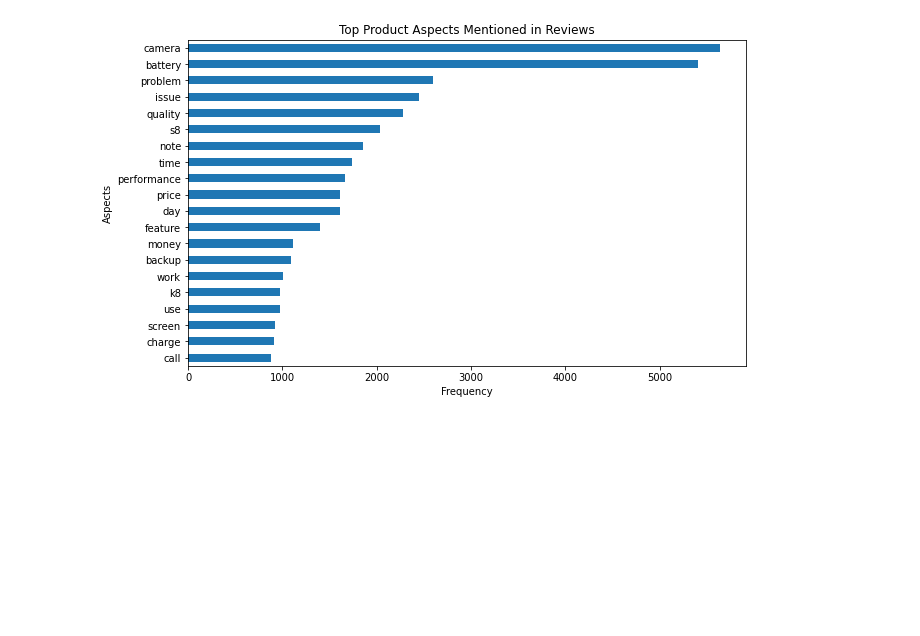
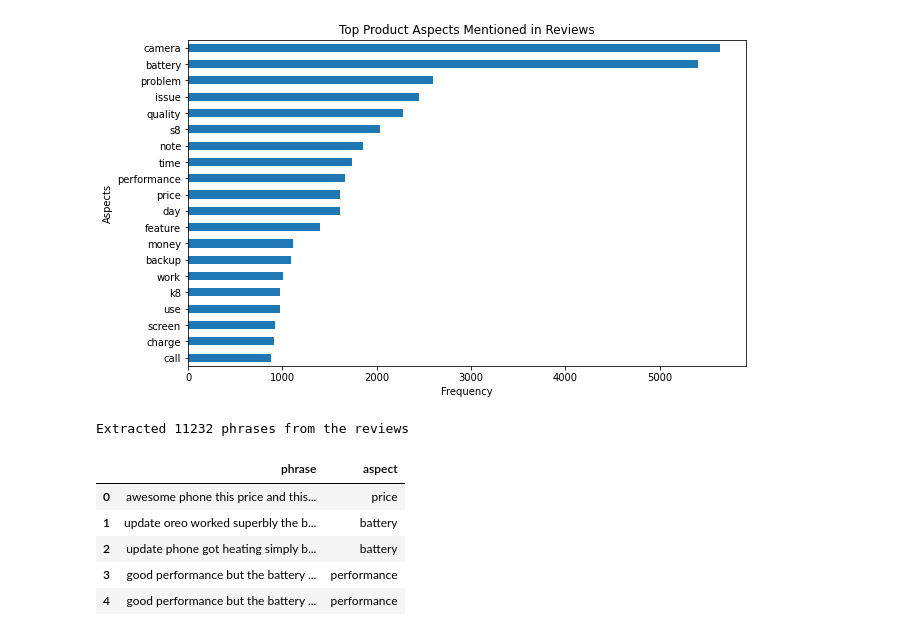
Before and after one commit to unibo-dtm-se-2324-Sentimazon/Sentimazon-Project, a Jupyter notebook: Main.ipynb, the cells around one changed output. Saved outputs shown, nothing was run; the diff lists cells and outputs as text; code cells hidden in the pictures; blank space fills up the shorter version.

Commit message:
function to assign aspect to related review

```diff
--- a/Main.ipynb
+++ b/Main.ipynb
@@ -249,3 +231,38 @@ def get_all_phrases_containing_tar_wrd(target_word, tar_passage, left_margin = 5
     c = nltk.ConcordanceIndex(text.tokens, key = lambda s: s.lower())
     concordance_txt = ([text.tokens[  list(map(lambda x: x-5 if (x-left_margin)>0 else 0,[offset]))[0]:offset+right_margin] for offset in c.offsets(target_word)])
     return [''.join([x+' ' for x in con_sub]) for con_sub in concordance_txt]
+# %%
+from nltk import sent_tokenize
+reviews = data['Cleancomment'].dropna().astype(str).tolist()
+relevant_aspects = ['battery', 'price', 'quality', 'performance']
+phrases = []
+aspects = []
+counter = 0
+for review in reviews:
+    try:
+        for sentence in sent_tokenize(review):
+            for  important_word in relevant_aspects:
+                phrases_in_sentence = get_all_phrases_containing_tar_wrd(important_word, sentence, left_margin = 5, right_margin = 5)
+                for phrase in phrases_in_sentence:
+                    aspect = 'other'
+                    for imp_word in relevant_aspects:
+                        if imp_word in phrase.lower():
+                            aspect = imp_word
+                    aspects.append(aspect)
+                    phrases.append(phrase)
+    except:
+        pass
+    counter = counter + 1
+print('Extracted ' + str(len(phrases)) + ' phrases from the reviews')
+phrasesDF = pd.DataFrame()
+phrasesDF['phrase'] = phrases
+phrasesDF['aspect'] = aspects
+phrasesDF.head()
+# %% [output]
+Extracted 11232 phrases from the reviews
+|  | phrase | aspect |
+| 0 | awesome phone this price and this... | price |
+| 1 | update oreo worked superbly the b... | battery |
+| 2 | update phone got heating simply b... | battery |
+| 3 | good performance but the battery ... | performance |
+| 4 | good performance but the battery ... | performance |
```
Also changed, not shown: parts of 1 cell of this notebook.
